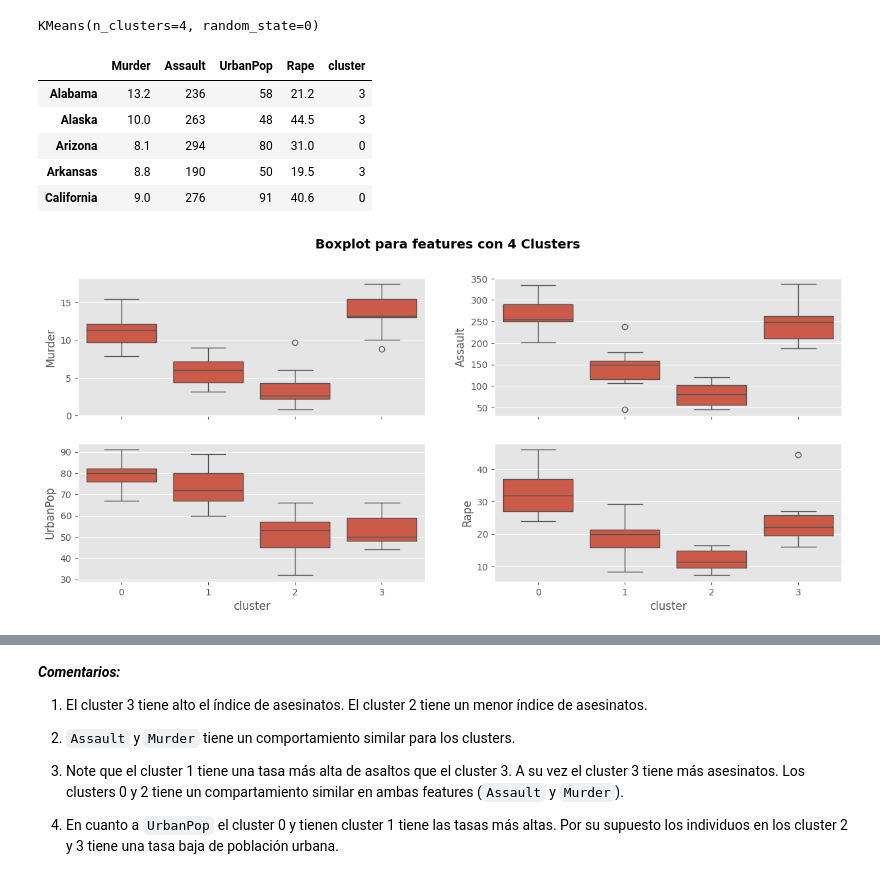
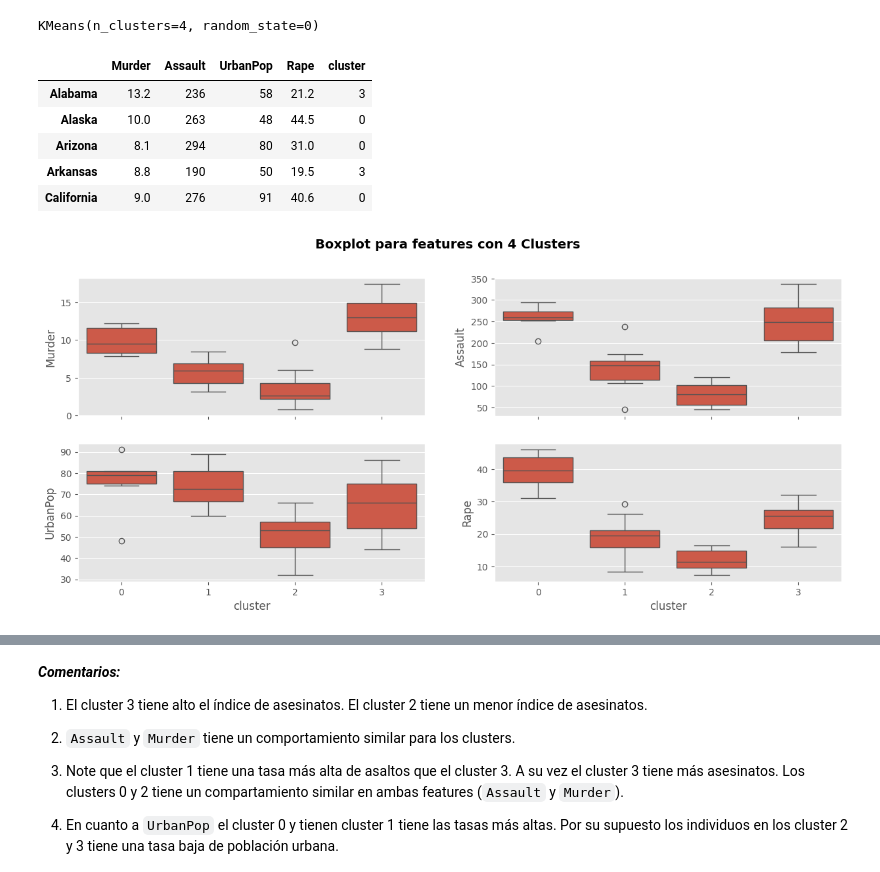
Before and after one commit to lacamposm/Metodos-Estadisticos, a Jupyter notebook: Lectura_9_Kmeans.ipynb, the cells around one changed output, grey strips where cells are left out. Cells and saved outputs as stored; diff of their text form; code cells hidden in the pictures.

```diff
--- a/Lectura_9_Kmeans.ipynb
+++ b/Lectura_9_Kmeans.ipynb
@@ -19,11 +16,16 @@ import seaborn as sns
 from sklearn.preprocessing import StandardScaler
 from sklearn.decomposition import PCA
 from sklearn.cluster import KMeans
-from utils.plots_clustering import cluster_biplot, elbow_plot, plot_silhouette, gap_statistic
+from utils.plots_clustering import (
+    cluster_biplot,
+    elbow_plot,
+    plot_silhouette,
+    gap_statistic
+)
 
 plt.style.use("ggplot")
 plt.rcParams["figure.figsize"] = (15,6)
-url_base = "https://raw.githubusercontent.com/lacamposm/Metodos_Estadisticos/main/data/"
+url_base = "https://raw.githubusercontent.com/lacamposm/Metodos-Estadisticos/main/data/"
 # %% [markdown]
 ## ***$k$-means clustering***
 
@@ -361,8 +350,8 @@ Vamos a hacer uno del `PCA` para lograr visualizar los cluster.
 # %%
-pca = PCA(n_components=0.99)
-pca.fit(scaled_data)
-pca_array = pca.transform(scaled_data)
+pca = PCA(n_components=0.90)
+pca_transform = pca.fit_transform(scaled_data)
+print("Reduccion a", pca.n_components_, "dimensiones")
 
 kmeans = KMeans(n_clusters=2, random_state=42)
-kmeans.fit(pca_array)
+kmeans.fit(pca_transform)
 # %% [output]
@@ -439,32 +425,32 @@ plt.show()
 Note que la solución en este caso es bastante simple, pues solo está teniendo en consideración las tasas de crimenes altos con "población urbana" y tasa de crimenes bajos con "población rural". Esta solución parece ser buena, pues logra identificar los estados que tienen alto y bajo crimen.
 # %%
 n = 4
-kmeans = KMeans(n_clusters=n,                  ### Número de clusters
-                random_state=0)                ### Semilla aleatoria.
-kmeans.fit(scaled_data)                                 ### Ajustamos el modelo.
+kmeans = KMeans(n_clusters=n,                  # Número de clusters
+                random_state=0)                # Semilla aleatoria.
+kmeans.fit(pca_transform)                        # Ajustamos el modelo.
 # %% [output]
 KMeans(n_clusters=4, random_state=0)
 # %%
-## Caso 2 clusters
-df_Clusters4 = df_usarrests.copy()
-df_Clusters4["cluster"] = kmeans.labels_
-df_Clusters4.head()
+# Caso 4 clusters
+df_clusters4 = df_usarrests.copy()
+df_clusters4["cluster"] = kmeans.labels_
+df_clusters4.head()
 # %% [output]
 |  | Murder | Assault | UrbanPop | Rape | cluster |
 | Alabama | 13.2 | 236 | 58 | 21.2 | 3 |
-| Alaska | 10.0 | 263 | 48 | 44.5 | 3 |
+| Alaska | 10.0 | 263 | 48 | 44.5 | 0 |
 | Arizona | 8.1 | 294 | 80 | 31.0 | 0 |
 | Arkansas | 8.8 | 190 | 50 | 19.5 | 3 |
 | California | 9.0 | 276 | 91 | 40.6 | 0 |
 # %%
 # Box-plots
 fig, axes = plt.subplots(2,2, sharex=True)
 #
-sns.boxplot(data=df_Clusters4, x = "cluster", y = "Murder", ax = axes[0,0])
-sns.boxplot(data=df_Clusters4, x = "cluster", y = "Assault", ax = axes[0,1])
-sns.boxplot(data=df_Clusters4, x = "cluster", y = "UrbanPop", ax = axes[1,0])
-sns.boxplot(data=df_Clusters4, x = "cluster", y = "Rape", ax = axes[1,1])
+sns.boxplot(data=df_clusters4, x = "cluster", y = "Murder", ax = axes[0,0])
+sns.boxplot(data=df_clusters4, x = "cluster", y = "Assault", ax = axes[0,1])
+sns.boxplot(data=df_clusters4, x = "cluster", y = "UrbanPop", ax = axes[1,0])
+sns.boxplot(data=df_clusters4, x = "cluster", y = "Rape", ax = axes[1,1])
 fig.suptitle("Boxplot para features con 4 Clusters", fontsize=14, fontweight="bold",)
 plt.show()
 # %% [output]
-[figure, old version]
+[figure, new version]
```
Also changed, not shown: parts of 16 cells of this notebook, 3 other files.
